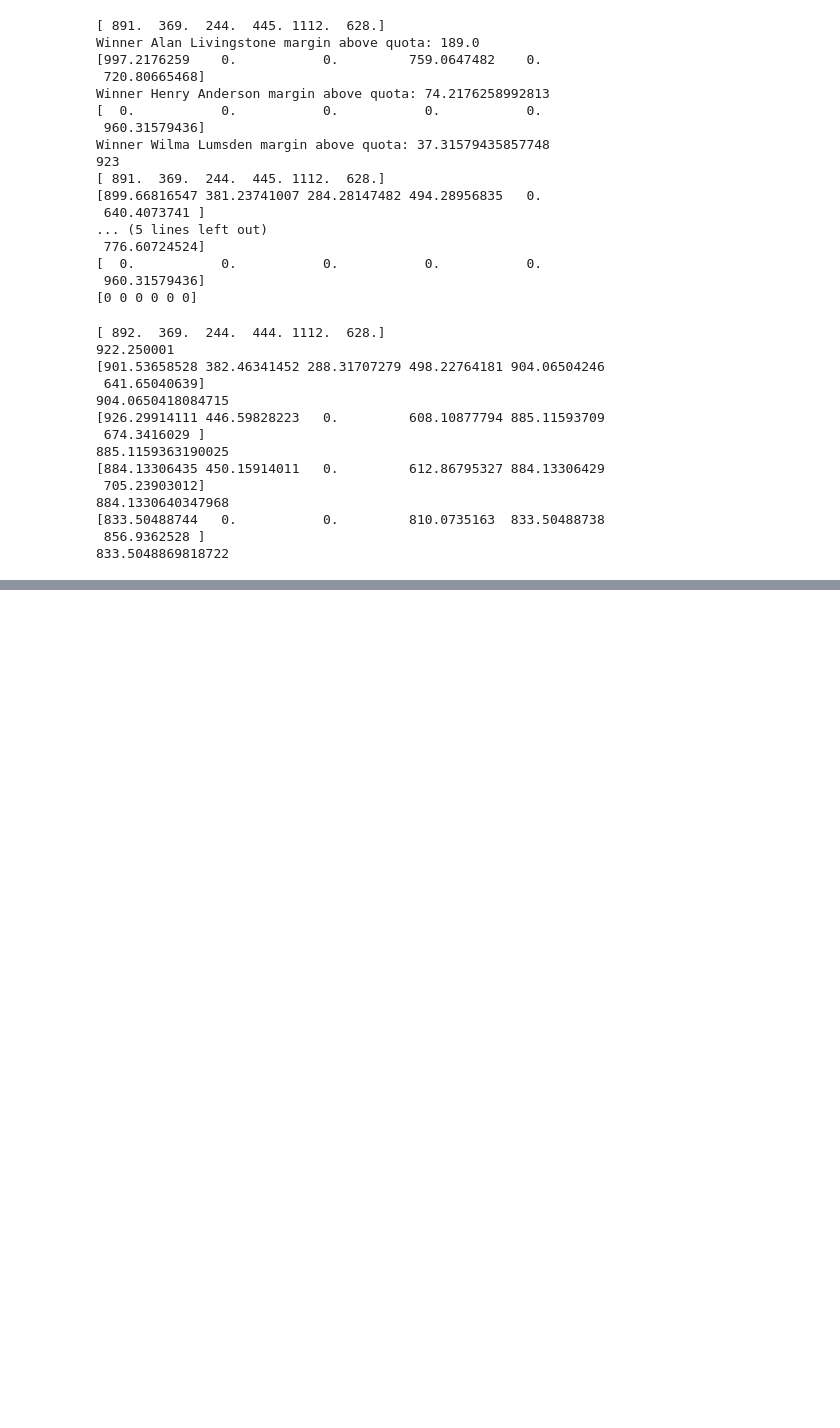
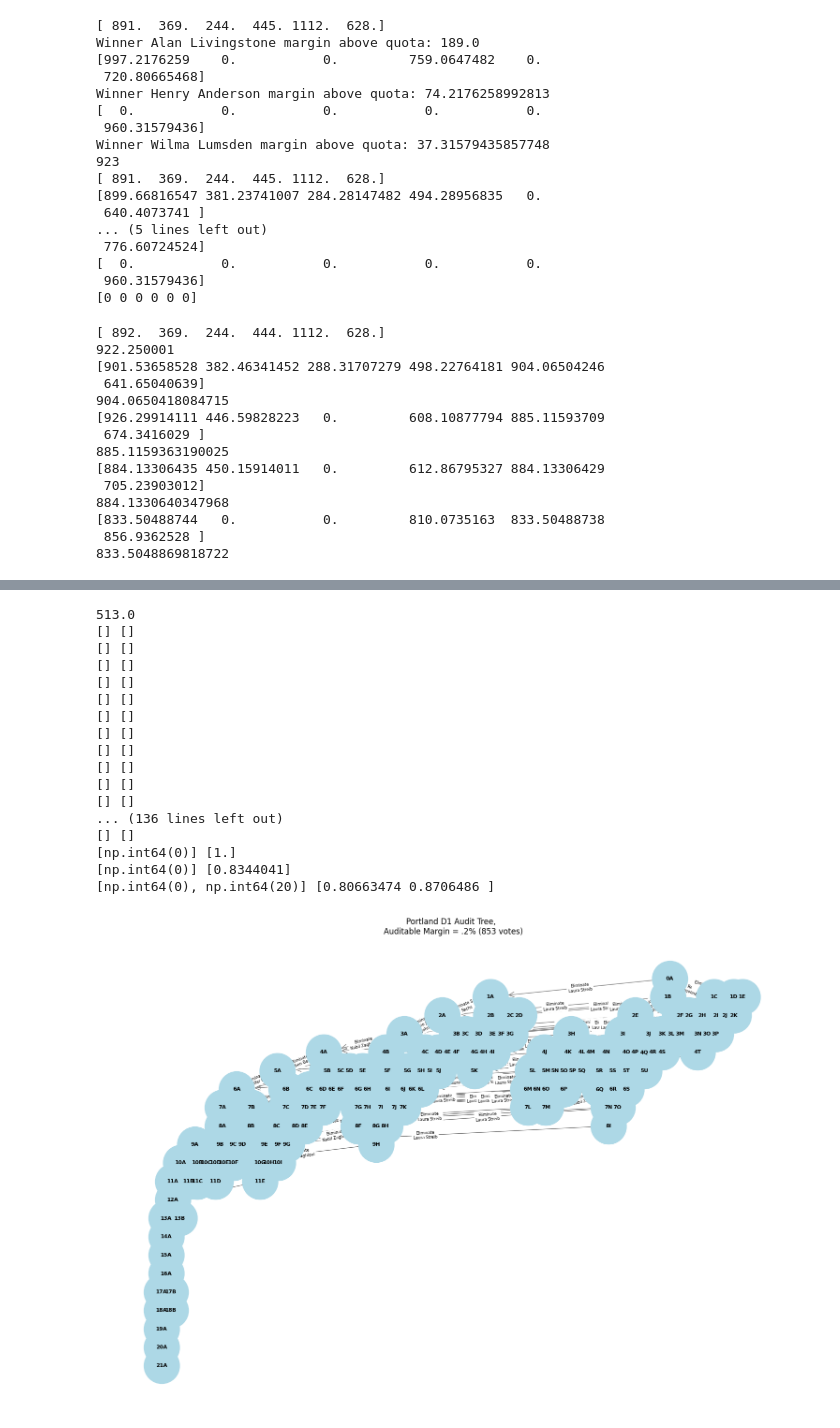
Before and after one commit to EdouardHeitzmann/3.3.0-MeekSTV, a Jupyter notebook: active_work.ipynb, the cells around one changed output, grey strips where cells are left out. Drawn from its saved outputs; the diff is of its cells as text; code cells hidden in the pictures; blank space fills up the shorter version.

```diff
--- a/active_work.ipynb
+++ b/active_work.ipynb
@@ -1607,0 +2034,32 @@ class FastCore:
+# %%
+from votekit.pref_profile import PreferenceProfile
+from src.edouard.MeekGraph import MeekGraph
+
+Portland_D1 = PreferenceProfile.from_pickle("data/portland/Portland_D1.pkl")
+
+ballot_matrix, mult_vec, _ = convert_pf_to_numpy_arrays(new_profile)
+
+N = sum(mult_vec)
+print(N//150)
+
+portland_graph = MeekGraph(profile=new_profile, m=3, auditable_margins_per_deg=[N//150, N//150, N//150], use_numerical_labels=False)
+portland_graph.plot_graph(figsize=(8,12), node_size=500, label_nodes=True, title="Portland D1 Audit Tree, \n Auditable Margin = .2% (853 votes)", label_edges=True)
+# %% [output]
+513.0
+[] []
+[] []
+[] []
+[] []
+[] []
+[] []
+[] []
+[] []
+[] []
+[] []
+[] []
+... (136 lines left out)
+[] []
+[np.int64(0)] [1.]
+[np.int64(0)] [0.8344041]
+[np.int64(0), np.int64(20)] [0.80663474 0.8706486 ]
+[figure, added]
```
Also changed, not shown: parts of 20 cells of this notebook, 11 other files.
